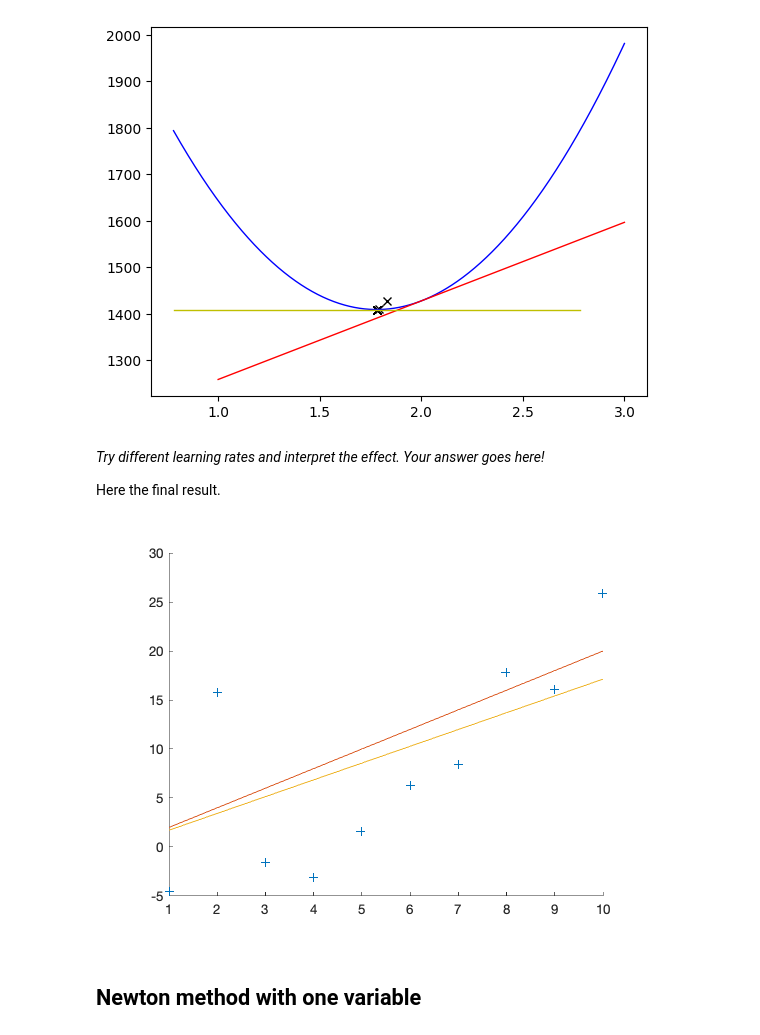
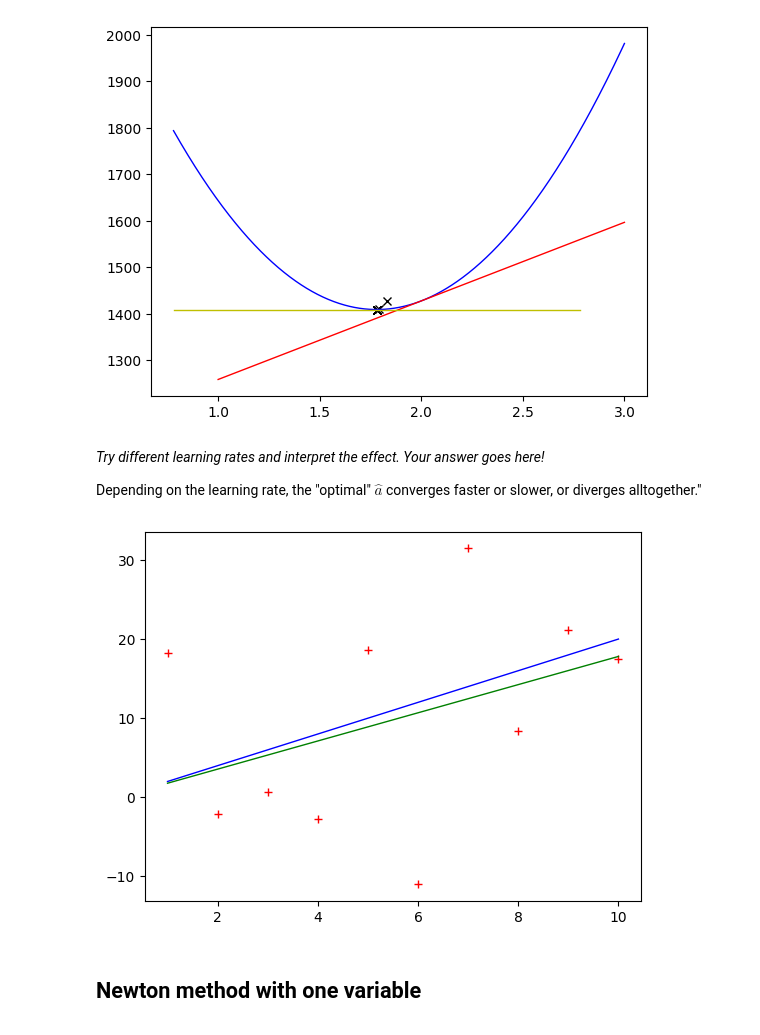
Before and after one commit to kallefrisk/Schoolwork, a Jupyter notebook: Python/DeepLearning/Numerical Linear Regression.ipynb, the cells around one changed output. Saved outputs shown, nothing was run; the diff lists cells and outputs as text; code cells hidden in the pictures.

```diff
--- a/Python/DeepLearning/Numerical Linear Regression.ipynb
+++ b/Python/DeepLearning/Numerical Linear Regression.ipynb
@@ -121,6 +121,7 @@ def grad_desc_rss(K, a0, X, Y, learning_eps, verbose):
         k_range = np.linspace(a[K] - 1, a[K] + 1, 1000)
         plt.plot(k_range, (k_range - a[K]) * grad_rss(a[K], X, Y) + rss(a[K], X, Y), "y-", linewidth=1)
         plt.show()
+    return a
 # %%
 K = 10
 learning_eps = 0.001
@@ -132,14 +133,15 @@ a = grad_desc_rss(K, a0, X, Y, learning_eps, verbose=True)
 # %% [markdown]
 *Try different learning rates and interpret the effect. Your answer goes here!*
 
-Here the final result.
+Depending on the learning rate, the "optimal" $\hat{a}$ converges faster or slower, or diverges alltogether."
 # %%
-scatter(X,Y,'+')
-hold on
-plot(X,a0*X)
-plot(X,as(K+1)*X)
+plt.figure(5)
+plt.plot(X, Y, "r+")
+plt.plot(X, a0*X, "b-", linewidth=1)
+plt.plot(X, a[K]*X, "g-", linewidth=1)
+plt.show()
 # %% [output]
-[figure, old version]
+[figure, new version]
 # %% [markdown]
 ## Newton method with one variable
 # %% [markdown]
```
